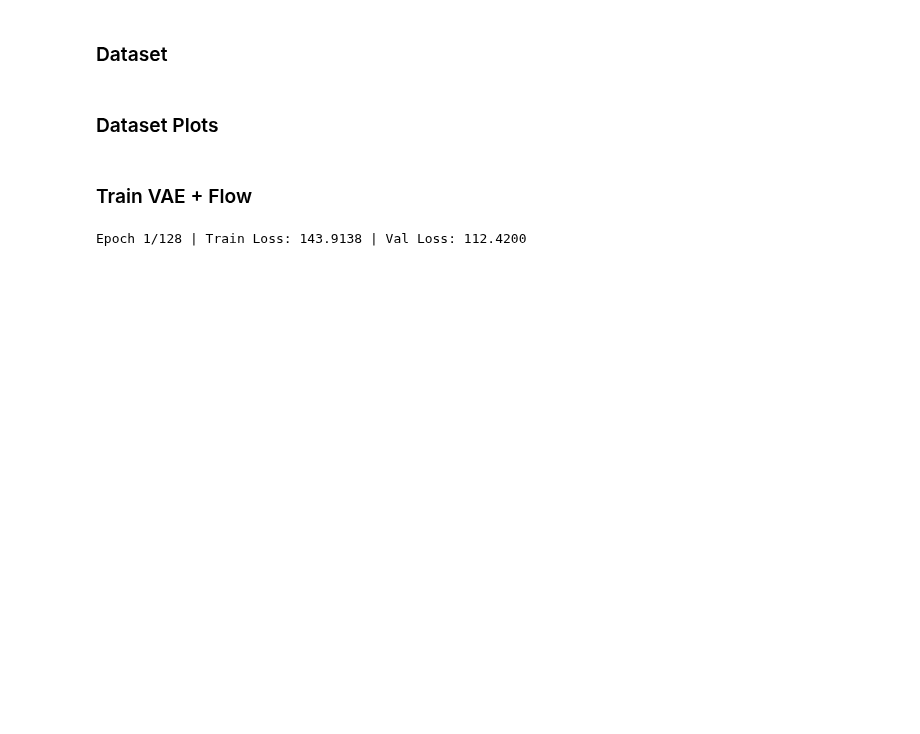
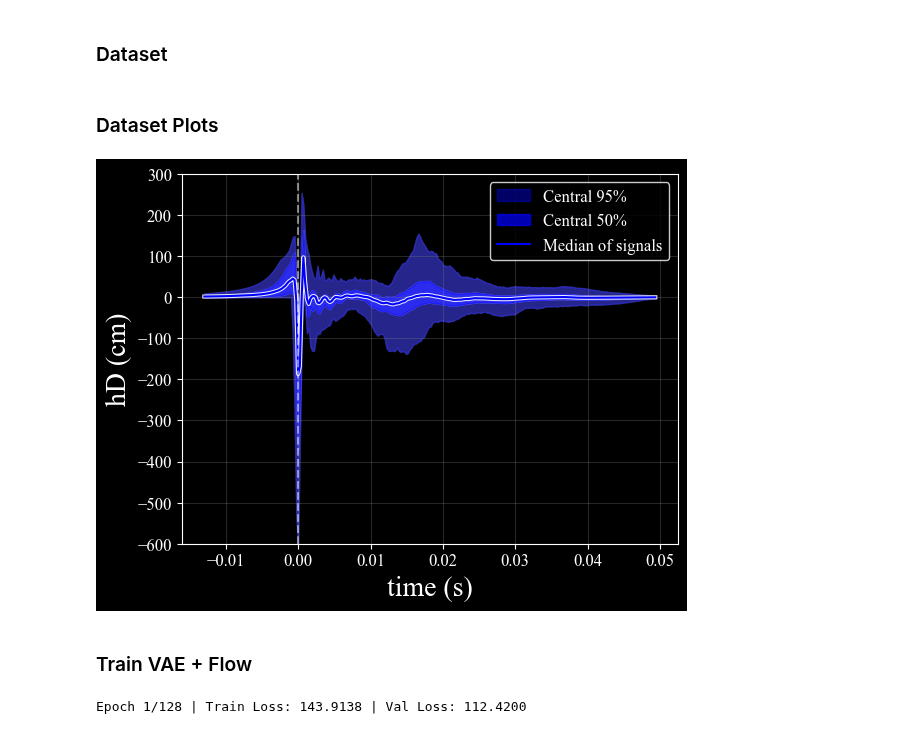
Before and after one commit to starccato/starccato-flow, a Jupyter notebook: train.ipynb, the cells around one changed output. Saved outputs shown, nothing was run; the diff lists cells and outputs as text; code cells hidden in the pictures; blank space fills up the shorter version.

Commit message:
add font option in plot signal distribution function

```diff
--- a/train.ipynb
+++ b/train.ipynb
@@ -15,8 +15,9 @@ validation_dataset = ToyData(num_signals=round(1684 * 0.1), signal_length=256)
 ### Dataset Plots
 # %%
 ccsn_dataset = CCSNData()
-background = "black"
-ccsn_dataset.plot_signal_distribution(background=background)
+ccsn_dataset.plot_signal_distribution(background="black", font_family="sans-serif", font_name="Avenir")
+# %% [output]
+[figure, added]
 # %%
 toy=False
 # %% [markdown]
```
Also changed, not shown: parts of 2 cells of this notebook, 3 other files.
